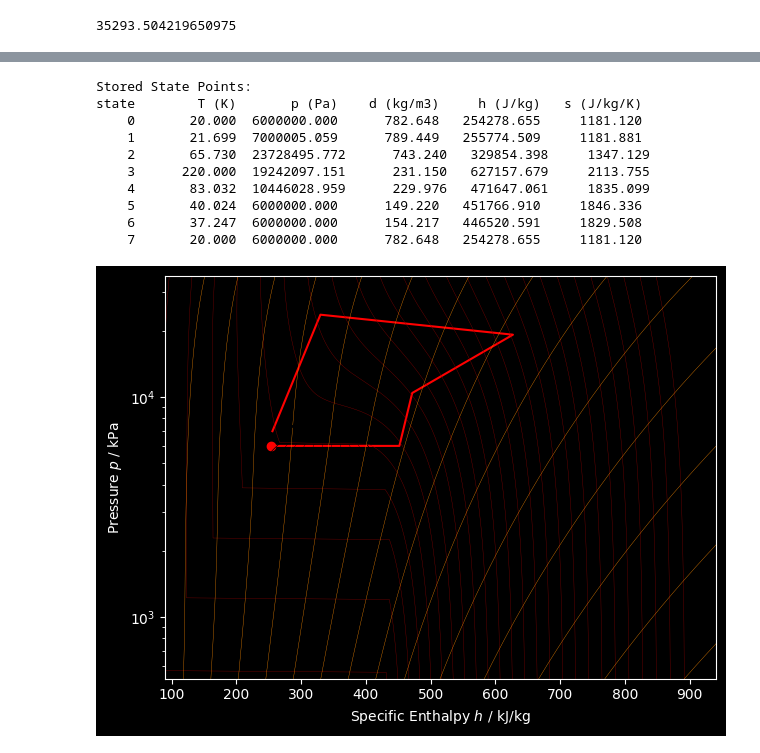
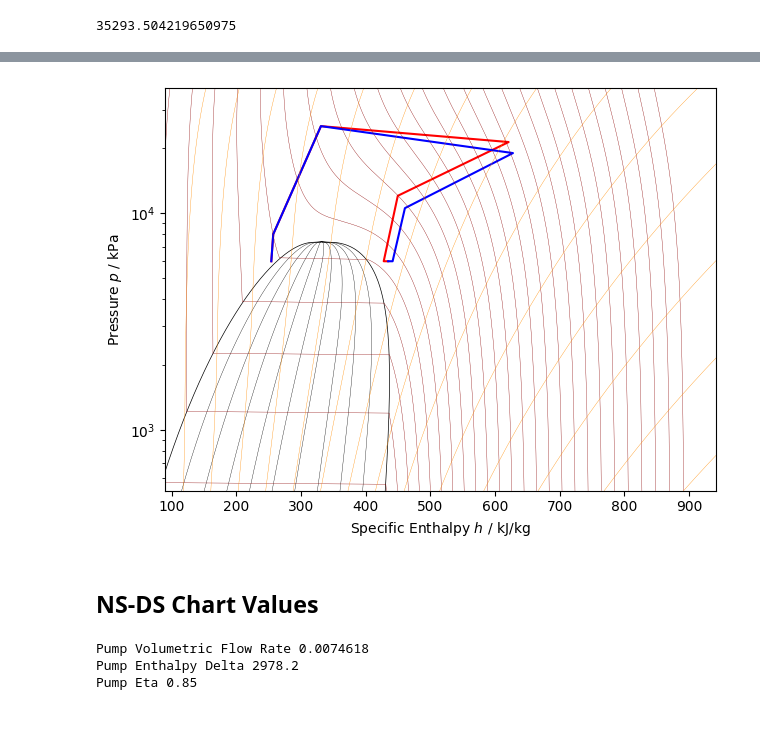
Before and after one commit to Willmac16/DFTS-Team-Seven, a Jupyter notebook: Project3.ipynb, the cells around one changed output, grey strips where cells are left out. Saved outputs shown, nothing was run; the diff lists cells and outputs as text; code cells hidden in the pictures; blank space fills up the shorter version.

```diff
--- a/Project3.ipynb
+++ b/Project3.ipynb
@@ -532,5 +536,5 @@ Using 80 processes
 # %%
-bounds = [(1.5, 2.5), (1.0, 1.3), (1e8, 200e6)]
+bounds = [(0.1, 2.5), (0.1, 1.3), (8e6, 200e6)]
 
 def nobjective_function(args):
   return -objective_function(args)
@@ -571,59 +580,85 @@ Vol Flow: 0.0048763 m^3/s, Pressure: 1.0146e+07 Pa, Density: 241.82 kg/m^3, Temp
 # %%
-def cycle_ph(*state_list):
+def cycle_ph(state_list_a, state_list_b):
     import CoolProp
     from CoolProp.Plots import PropertyPlot
     from CoolProp.Plots.SimpleCycles import StateContainer
     from CoolProp.Plots.Common import BasePlot
 
-    cycle_states = StateContainer()
+    pp = PropertyPlot('CO2', 'PH')
 
-    for ind, state in enumerate(state_list):
-        cycle_states[ind,'H'] = state.enthalpy
-        cycle_states[ind,'S'] = state.entropy
-        cycle_states[ind,'D'] = state.density
-        cycle_states[ind,CoolProp.iP] = state.pressure
-        cycle_states[ind,CoolProp.iT] = state.temperature
+    cycle_states_a = StateContainer()
+    for ind, state in enumerate(state_list_a):
+        cycle_states_a[ind,'H'] = state.enthalpy
+        cycle_states_a[ind,'S'] = state.entropy
+        cycle_states_a[ind,'D'] = state.density
+        cycle_states_a[ind,CoolProp.iP] = state.pressure
+        cycle_states_a[ind,CoolProp.iT] = state.temperature
 
+    cycle_states_b = StateContainer()
+    for ind, state in enumerate(state_list_b):
+        cycle_states_b[ind,'H'] = state.enthalpy
+        cycle_states_b[ind,'S'] = state.entropy
+        cycle_states_b[ind,'D'] = state.density
+        cycle_states_b[ind,CoolProp.iP] = state.pressure
+        cycle_states_b[ind,CoolProp.iT] = state.temperature
 
-    print(cycle_states)
+    state_list = state_list_a + state_list_b
 
-    pp = PropertyPlot('CO2', 'PH')
 
     old_limits = pp.get_axis_limits()
     pp.set_axis_limits([
         old_limits[0],
-        max(old_limits[1], 1.5 * max([state.enthalpy for state in state_list]) / 1e3),
+        1.5 * max([state.enthalpy for state in state_list]) / 1e3,
         old_limits[2],
         max(old_limits[3], 1.5 * max([state.pressure for state in state_list]) / 1e3),
     ])
 
-    pp.draw_process(cycle_states)
+    pp.draw_process(cycle_states_a)
+    pp.draw_process(cycle_states_b, line_opts={'color':'blue', 'lw':1.5})
+
 
     pp.calc_isolines(CoolProp.iQ, num=11)
     pp.calc_isolines(CoolProp.iT, num=25)
     pp.calc_isolines(CoolProp.iSmass, num=15)
 
     pp.show()
 
 import warnings
 warnings.filterwarnings("ignore")
-cycle_ph( Fluid(FluidsList.CarbonDioxide).with_state(Input.pressure(dioxide_pressure), Input.temperature(dioxide_temp)),
+cycle_ph(
+        (
+            Fluid(FluidsList.CarbonDioxide).with_state(Input.pressure(dioxide_pressure), Input.temperature(dioxide_temp)),
           optimal.post_compressor,
           optimal.pre_formation,
           optimal.up_states[0],
           optimal.pre_turbines[0],
           optimal.post_turbines[0],
-          optimal.post_tee,
-          Fluid(FluidsList.CarbonDioxide).with_state(Input.pressure(dioxide_pressure), Input.temperature(dioxide_temp)))
+          optimal.post_tee),
+(
+          Fluid(FluidsList.CarbonDioxide).with_state(Input.pressure(dioxide_pressure), Input.temperature(dioxide_temp)),
+          optimal.post_compressor,
+          optimal.pre_formation,
+          optimal.up_states[1],
+          optimal.pre_turbines[1],
+          optimal.post_turbines[1],
+          optimal.post_tee)
+)
 # %% [output]
-Stored State Points:
-state        T (K)       p (Pa)    d (kg/m3)     h (J/kg)   s (J/kg/K)
-    0       20.000  6000000.000      782.648   254278.655     1181.120
-    1       21.699  7000005.059      789.449   255774.509     1181.881
-    2       65.730  23728495.772      743.240   329854.398     1347.129
-    3      220.000  19242097.151      231.150   627157.679     2113.755
-    4       83.032  10446028.959      229.976   471647.061     1835.099
-    5       40.024  6000000.000      149.220   451766.910     1846.336
-    6       37.247  6000000.000      154.217   446520.591     1829.508
-    7       20.000  6000000.000      782.648   254278.655     1181.120
-[figure, old version]
+[figure, new version]
+# %% [markdown]
+## NS-DS Chart Values
+# %%
+# Pump Sizing
+pump_vol_flow = optimal.downward_flow_rate / Fluid(FluidsList.CarbonDioxide).with_state(Input.pressure(dioxide_pressure), Input.temperature(dioxide_temp)).density
+
+enthalpy_delta = optimal.post_compressor.enthalpy - Fluid(FluidsList.CarbonDioxide).with_state(Input.pressure(dioxide_pressure), Input.temperature(dioxide_temp)).enthalpy
+
+pump_eta = 0.85
+
+print(f"Pump Volumetric Flow Rate {pump_vol_flow:.5g}")
+print(f"Pump Enthalpy Delta {enthalpy_delta:.5g}")
+print(f"Pump Eta {pump_eta:.5g}")
+# %% [output]
+Pump Volumetric Flow Rate 0.0074618
+Pump Enthalpy Delta 2978.2
+Pump Eta 0.85
```
Also changed, not shown: parts of 9 cells of this notebook.
